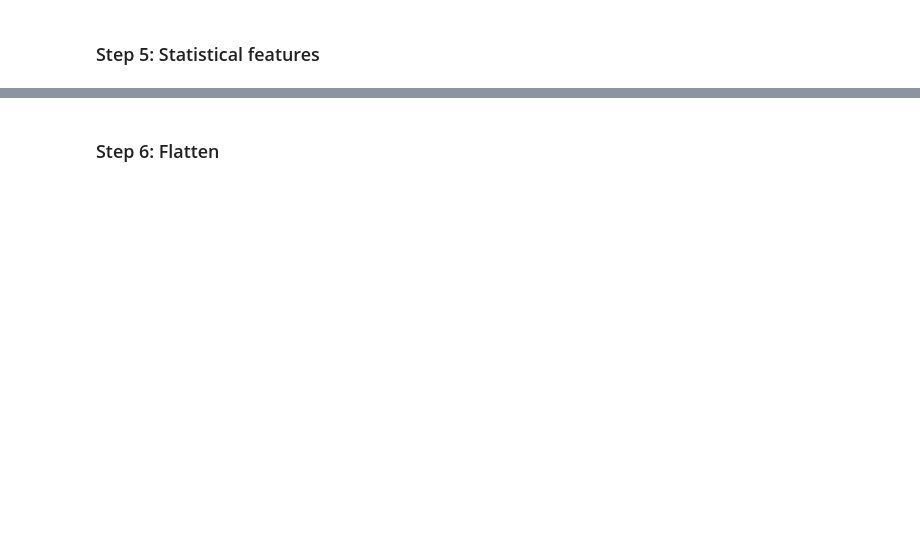
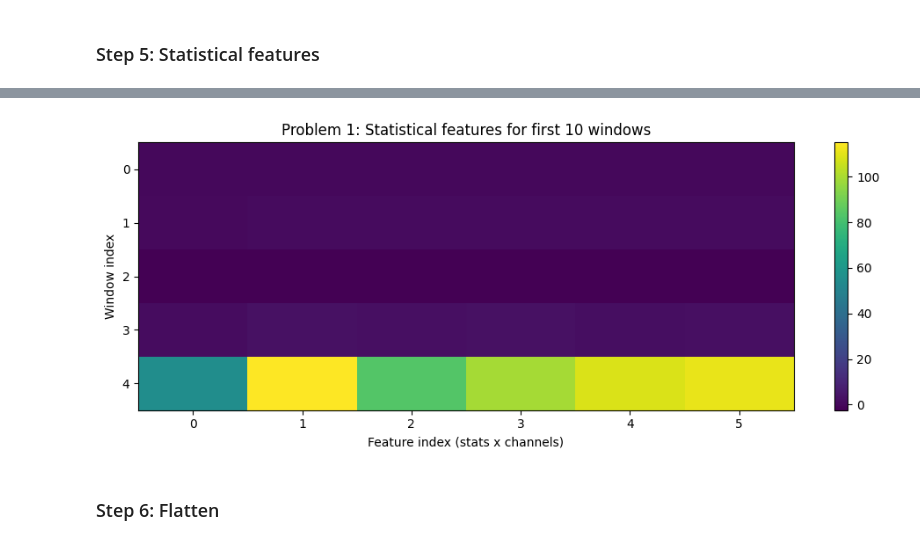
Before and after one commit to kontogiannisg/tensorts, a Jupyter notebook: test_sklearn_compat_problems.ipynb, the cells around one changed output, grey strips where cells are left out. Saved outputs shown, nothing was run; the diff lists cells and outputs as text; code cells hidden in the pictures; blank space fills up the shorter version.

```diff
--- a/test_sklearn_compat_problems.ipynb
+++ b/test_sklearn_compat_problems.ipynb
@@ -239,16 +270,18 @@ print(f"Feature names: {stats.feature_names_out_}")
 # %%
 # Plot: heatmap of feature values for first 10 windows (features x channels)
 n_show = min(10, X4.n_samples)
 feat_data = X4.data[:n_show]
 
 fig, ax = plt.subplots(figsize=(10, 4))
-im = ax.imshow(feat_data, aspect="auto", cmap="viridis")
+im = ax.imshow(feat_data[0], aspect="auto", cmap="viridis")
 ax.set_xlabel("Feature index (stats x channels)")
 ax.set_ylabel("Window index")
 ax.set_title("Problem 1: Statistical features for first 10 windows")
 plt.colorbar(im, ax=ax)
 plt.tight_layout()
 plt.show()
+# %% [output]
+[figure, added]
 # %% [markdown]
 ### Step 6: Flatten
 # %%
```
Also changed, not shown: parts of 23 cells of this notebook.
